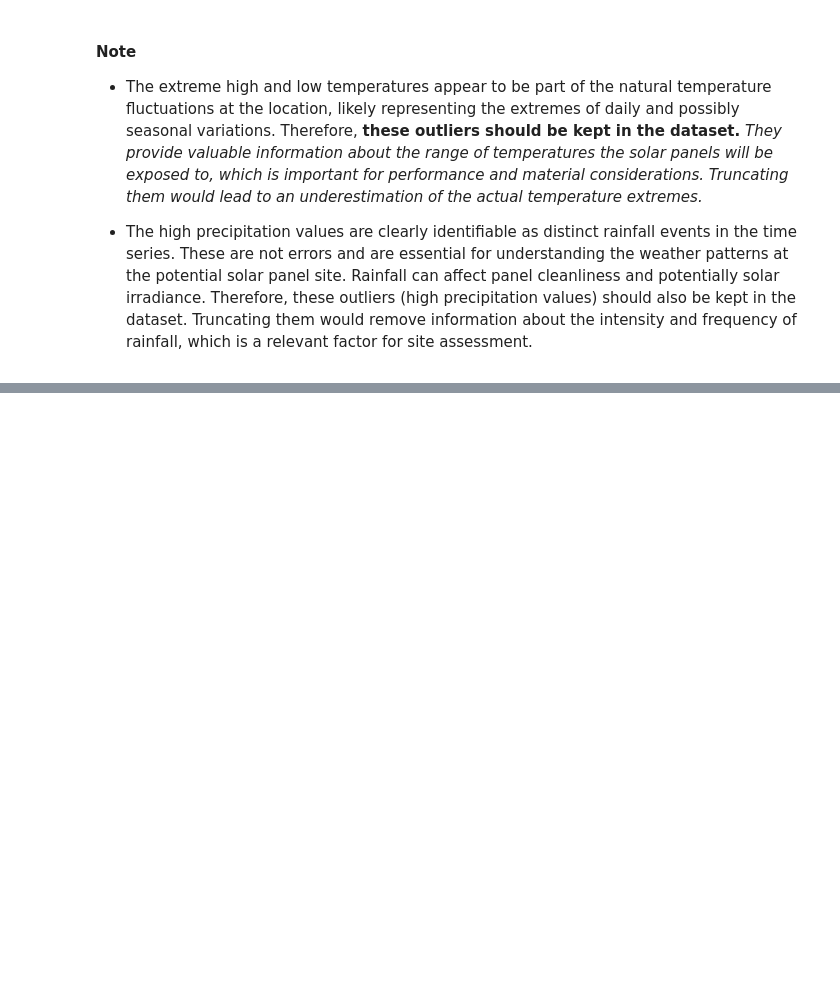
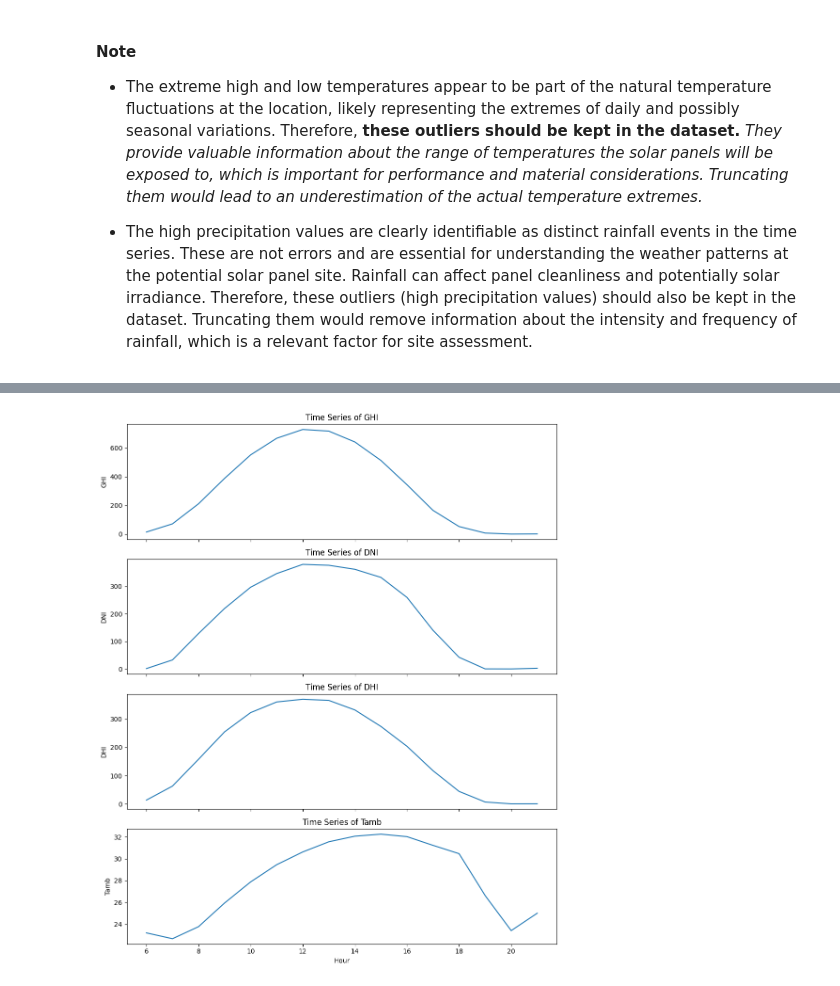
Before and after one commit to Ty-Miki/solar-challenge-week0, a Jupyter notebook: notebooks/eda_sierraleone.ipynb, the cells around one changed output, grey strips where cells are left out. Drawn from its saved outputs; the diff is of its cells as text; code cells hidden in the pictures; blank space fills up the shorter version.

Commit message:
TSA performed for sierraleone data

```diff
--- a/notebooks/eda_sierraleone.ipynb
+++ b/notebooks/eda_sierraleone.ipynb
@@ -225,0 +228,4 @@ day_time_df.to_csv("../data/sierraleone-bumbuna_clean.csv", index=False)
+# %%
+# Load clean data
+clean_df = load_csv("../data/sierraleone-bumbuna_clean.csv")
+clean_df.head()
@@ -225,0 +240,8 @@ day_time_df.to_csv("../data/sierraleone-bumbuna_clean.csv", index=False)
+# %%
+# Make timestamp column a datetime object
+clean_df['Timestamp'] = pd.to_datetime(clean_df['Timestamp'])
+# %%
+# Aggregate relevant columns by hour
+clean_df['Hour'] = clean_df['Timestamp'].dt.hour
+hourly_agg = clean_df.groupby('Hour')[['GHI', 'DNI', 'DHI', 'Tamb']].mean().reset_index()
+hourly_agg.head()
@@ -225,0 +255,4 @@ day_time_df.to_csv("../data/sierraleone-bumbuna_clean.csv", index=False)
+# %%
+# Plot TSA for hourly data
+plot_gen.plot_time_series(df=hourly_agg, columns=['GHI', 'DNI', 'DHI', 'Tamb'], time_column='Hour')
+# %% [output]
@@ -225,0 +263 @@ day_time_df.to_csv("../data/sierraleone-bumbuna_clean.csv", index=False)
+[figure, added]
```
Also changed, not shown: parts of 11 cells of this notebook.
